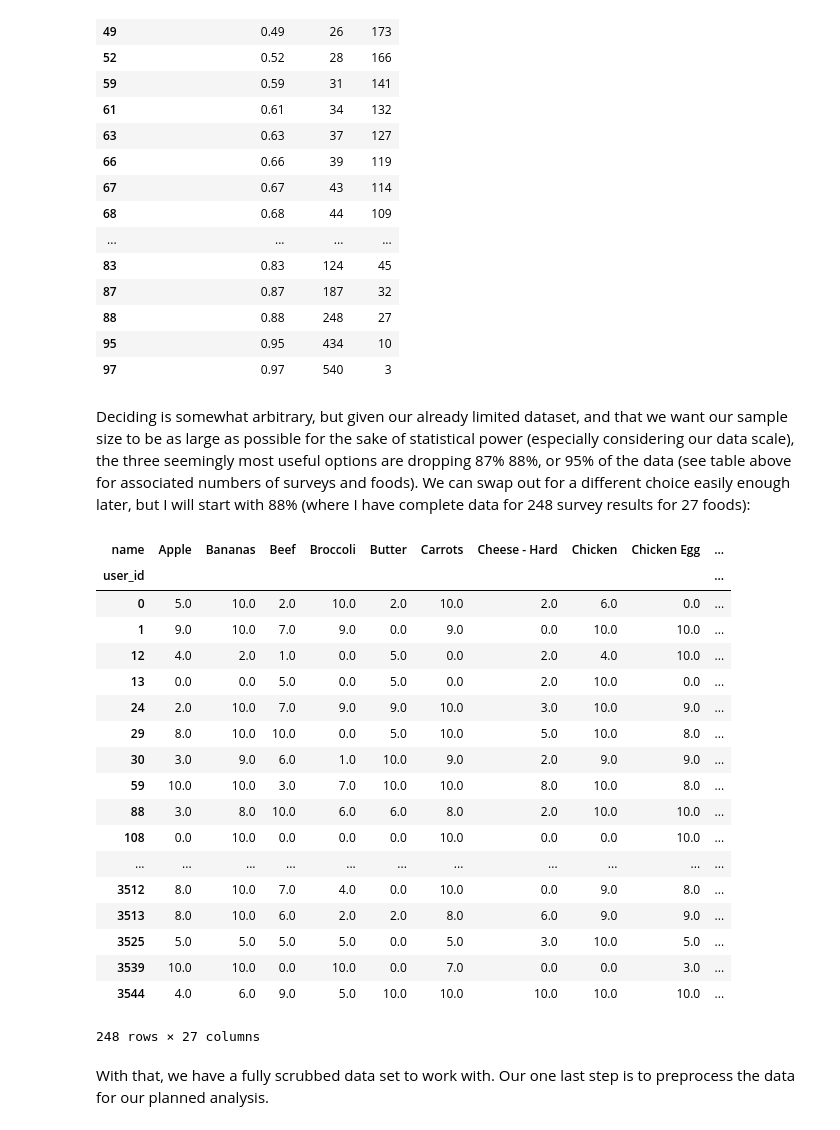
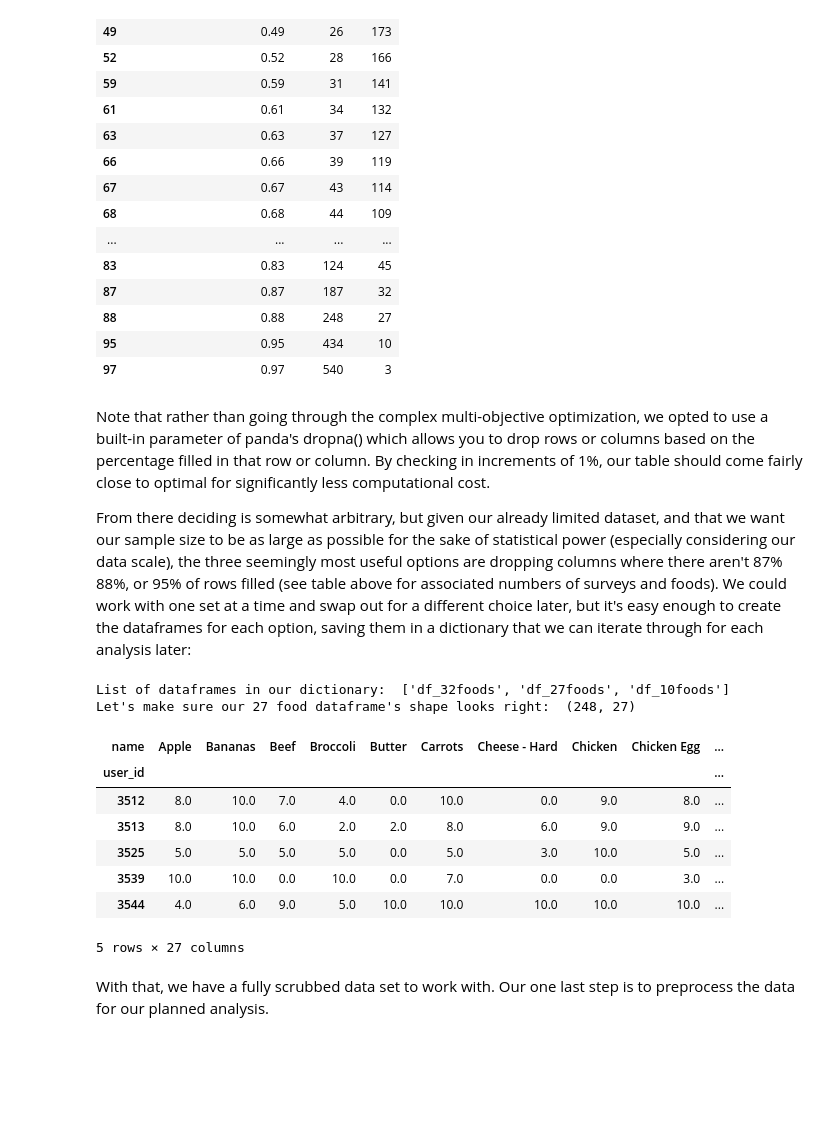
Before and after one commit to ZaxR/ibd_diet_analysis, a Jupyter notebook: IBD Diet Analysis.ipynb, the cells around one changed output. Saved outputs shown, nothing was run; the diff lists cells and outputs as text; code cells hidden in the pictures; blank space fills up the shorter version.

```diff
--- a/IBD Diet Analysis.ipynb
+++ b/IBD Diet Analysis.ipynb
@@ -277,30 +277,31 @@ pareto.loc[(pareto['Foods'].diff() < -3) & (pareto['Surveys'].diff() > 0)]
 | 95 | 0.95 | 434 | 10 |
 | 97 | 0.97 | 540 | 3 |
 # %% [markdown]
-Deciding is somewhat arbitrary, but given our already limited dataset, and that we want our sample size to be as large as possible for the sake of statistical power (especially considering our data scale), the three seemingly most useful options are dropping 87% 88%, or 95% of the data (see table above for associated numbers of surveys and foods). We can swap out for a different choice easily enough later, but I will start with 88% (where I have complete data for 248 survey results for 27 foods):
+Note that rather than going through the complex multi-objective optimization, we opted to use a built-in parameter of panda's dropna() which allows you to drop rows or columns based on the percentage filled in that row or column. By checking in increments of 1%, our table should come fairly close to optimal for significantly less computational cost.
+
+From there deciding is somewhat arbitrary, but given our already limited dataset, and that we want our sample size to be as large as possible for the sake of statistical power (especially considering our data scale), the three seemingly most useful options are dropping columns where there aren't 87% 88%, or 95% of rows filled (see table above for associated numbers of surveys and foods). We could work with one set at a time and swap out for a different choice later, but it's easy enough to create the dataframes for each option, saving them in a dictionary that we can iterate through for each analysis later:
-# %%
-df_before_preprocessing = df_answered_pivot.dropna(thresh=0.88*len(df_answered_pivot), axis=1).dropna(axis=0)
-df_before_preprocessing
-# %% [output]
-| name | Apple | Bananas | Beef | Broccoli | Butter | Carrots | Cheese - Hard | Chicken | Chicken Egg | ... |
-| user_id |  |  |  |  |  |  |  |  |  | ... |
-| 0 | 5.0 | 10.0 | 2.0 | 10.0 | 2.0 | 10.0 | 2.0 | 6.0 | 0.0 | ... |
-| 1 | 9.0 | 10.0 | 7.0 | 9.0 | 0.0 | 9.0 | 0.0 | 10.0 | 10.0 | ... |
-| 12 | 4.0 | 2.0 | 1.0 | 0.0 | 5.0 | 0.0 | 2.0 | 4.0 | 10.0 | ... |
-| 13 | 0.0 | 0.0 | 5.0 | 0.0 | 5.0 | 0.0 | 2.0 | 10.0 | 0.0 | ... |
-| 24 | 2.0 | 10.0 | 7.0 | 9.0 | 9.0 | 10.0 | 3.0 | 10.0 | 9.0 | ... |
-| 29 | 8.0 | 10.0 | 10.0 | 0.0 | 5.0 | 10.0 | 5.0 | 10.0 | 8.0 | ... |
-| 30 | 3.0 | 9.0 | 6.0 | 1.0 | 10.0 | 9.0 | 2.0 | 9.0 | 9.0 | ... |
-| 59 | 10.0 | 10.0 | 3.0 | 7.0 | 10.0 | 10.0 | 8.0 | 10.0 | 8.0 | ... |
-| 88 | 3.0 | 8.0 | 10.0 | 6.0 | 6.0 | 8.0 | 2.0 | 10.0 | 10.0 | ... |
-| 108 | 0.0 | 10.0 | 0.0 | 0.0 | 0.0 | 10.0 | 0.0 | 0.0 | 10.0 | ... |
-| ... | ... | ... | ... | ... | ... | ... | ... | ... | ... | ... |
-| 3512 | 8.0 | 10.0 | 7.0 | 4.0 | 0.0 | 10.0 | 0.0 | 9.0 | 8.0 | ... |
-| 3513 | 8.0 | 10.0 | 6.0 | 2.0 | 2.0 | 8.0 | 6.0 | 9.0 | 9.0 | ... |
-| 3525 | 5.0 | 5.0 | 5.0 | 5.0 | 0.0 | 5.0 | 3.0 | 10.0 | 5.0 | ... |
-| 3539 | 10.0 | 10.0 | 0.0 | 10.0 | 0.0 | 7.0 | 0.0 | 0.0 | 3.0 | ... |
-| 3544 | 4.0 | 6.0 | 9.0 | 5.0 | 10.0 | 10.0 | 10.0 | 10.0 | 10.0 | ... |
-248 rows × 27 columns
+# %%
+df_dict = {}
+
+thresh_dict = {'32':0.87, '27':0.88, '10':0.95}
+
+for food_count, thresh in thresh_dict.items():
+    df_dict['df_{0}foods'.format(food_count)]= df_answered_pivot.dropna(thresh=thresh*len(df_answered_pivot), axis=1).dropna(axis=0)
+
+print('List of dataframes in our dictionary: ',[k for k in df_dict.keys()])
+print('Let\'s make sure our 27 food dataframe\'s shape looks right: ', df_dict['df_27foods'].shape)
+df_dict['df_27foods'].tail()
+# %% [output]
+List of dataframes in our dictionary:  ['df_32foods', 'df_27foods', 'df_10foods']
+Let's make sure our 27 food dataframe's shape looks right:  (248, 27)
+| name | Apple | Bananas | Beef | Broccoli | Butter | Carrots | Cheese - Hard | Chicken | Chicken Egg | ... |
+| user_id |  |  |  |  |  |  |  |  |  | ... |
+| 3512 | 8.0 | 10.0 | 7.0 | 4.0 | 0.0 | 10.0 | 0.0 | 9.0 | 8.0 | ... |
+| 3513 | 8.0 | 10.0 | 6.0 | 2.0 | 2.0 | 8.0 | 6.0 | 9.0 | 9.0 | ... |
+| 3525 | 5.0 | 5.0 | 5.0 | 5.0 | 0.0 | 5.0 | 3.0 | 10.0 | 5.0 | ... |
+| 3539 | 10.0 | 10.0 | 0.0 | 10.0 | 0.0 | 7.0 | 0.0 | 0.0 | 3.0 | ... |
+| 3544 | 4.0 | 6.0 | 9.0 | 5.0 | 10.0 | 10.0 | 10.0 | 10.0 | 10.0 | ... |
+5 rows × 27 columns
 # %% [markdown]
 With that, we have a fully scrubbed data set to work with. Our one last step is to preprocess the data for our planned analysis.
 # %% [markdown]
```
Also changed, not shown: parts of 11 cells of this notebook.
